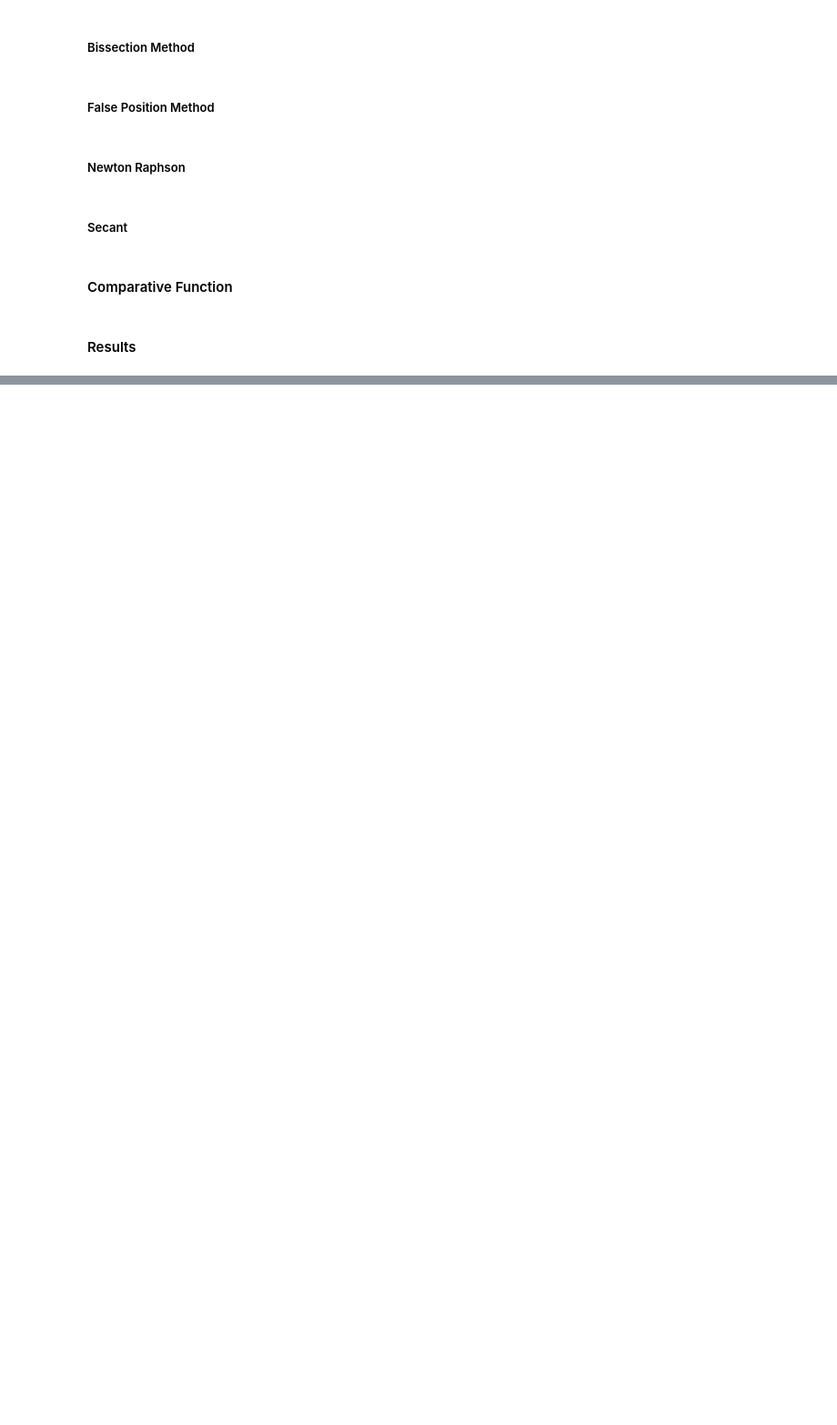
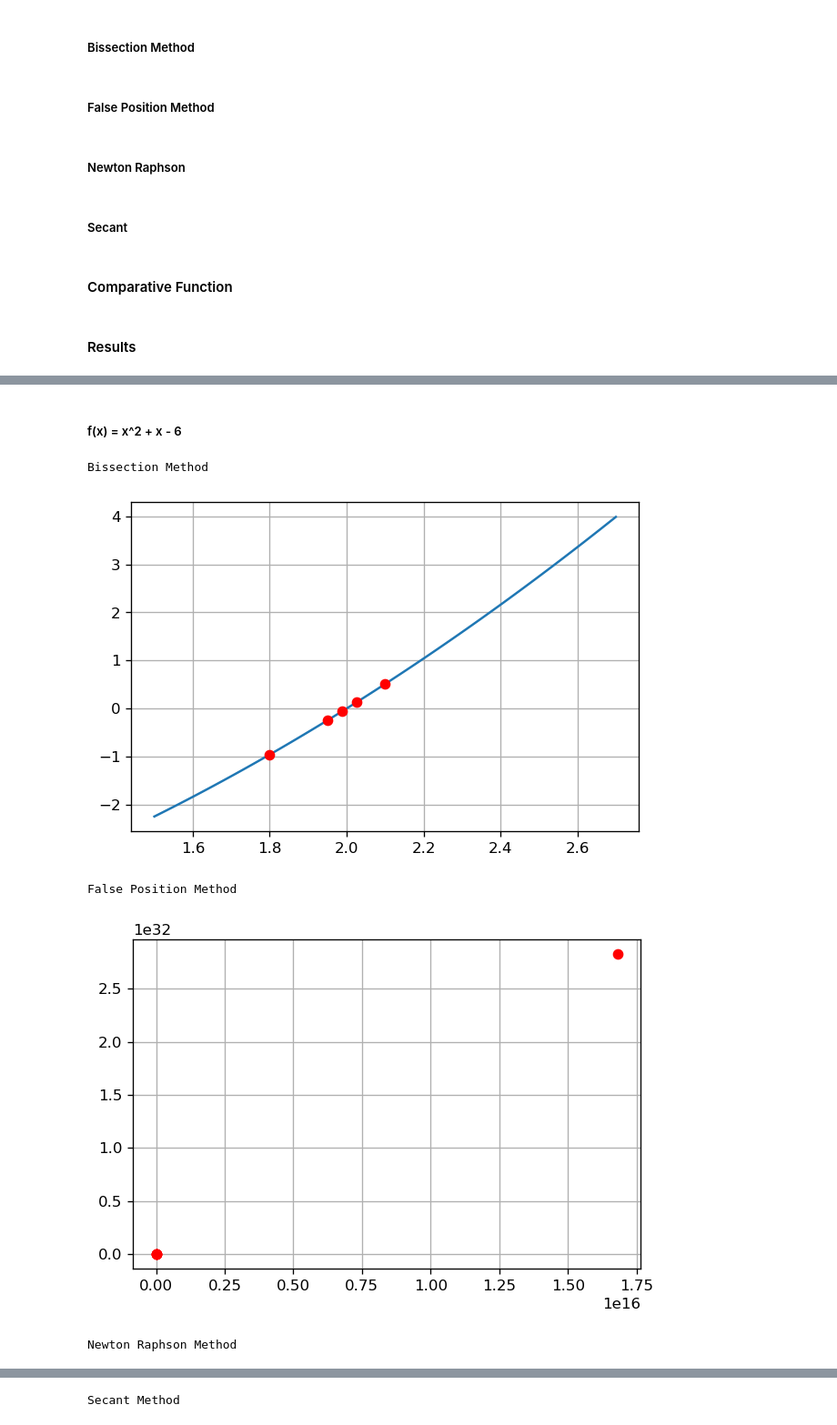
Before and after one commit to carloscalage/calculo_numerico, a Jupyter notebook: eq_alg_transc.ipynb, the cells around one changed output, grey strips where cells are left out. Shown: that part at 91% size. Drawn from its saved outputs; the diff is of its cells as text; code cells hidden in the pictures; blank space fills up the shorter version.

```diff
--- a/eq_alg_transc.ipynb
+++ b/eq_alg_transc.ipynb
@@ -241,0 +224,10 @@ Root: 120.5802, Iterations: 5
+# %% [markdown]
+##### f(x) = x^2 + x - 6
+# %%
+compare(f[6], 0.01, 5, 1.5, 2.7, 1.5, 2.7, 0, 2.5)
+# %% [output]
+Bissection Method
+[figure, added]
+False Position Method
+[figure, added]
+Newton Raphson Method
@@ -241,0 +235 @@ Root: 120.5802, Iterations: 5
+Secant Method
```
Also changed, not shown: parts of 16 cells of this notebook.
